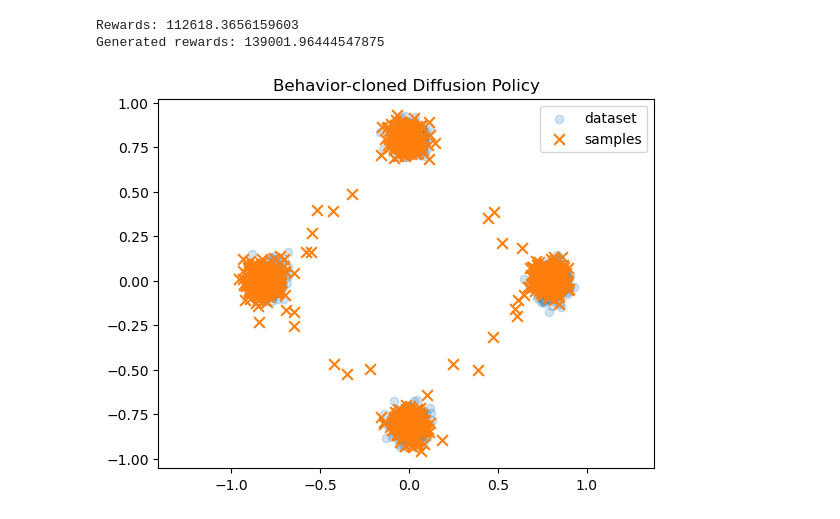
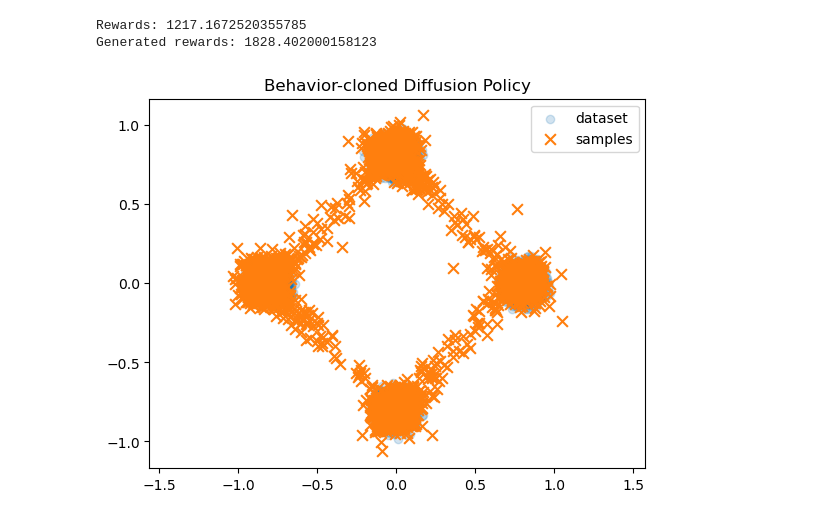
Before and after one commit to evanyeh5118/diffusion_resource_schduling_intra_slice, a Jupyter notebook: main_diffusionQ.ipynb, the cells around one changed output. Cells and saved outputs as stored; diff of their text form; code cells hidden in the pictures.

Commit message:
DiffusionQ's stable configuration

```diff
--- a/main_diffusionQ.ipynb
+++ b/main_diffusionQ.ipynb
@@ -23,7 +23,7 @@ _centers = np.array([
 ])    # shape (4,2)
 
 # Reward means and default shared standard deviation
-_reward_means = np.array([3.0, 0.0, 1.5, 500.0])
+_reward_means = np.array([0.5, 0.0, -1.0, 1.0])
 _reward_std   = 0.5
 
 def reward_function(actions: np.ndarray, reward_std: float = _reward_std):
@@ -85,12 +85,3 @@ def generate_mixed_gaussian_dataset(
     next_states = states.copy()
 
     return states, actions, rewards, next_states
-
-
-
-S, A, R, S_next = generate_mixed_gaussian_dataset(M=10000)
-print("S:", S.shape)         # (10000, 1)
-print("A:", A.shape)         # (10000, 2)
-print("R:", R.shape)         # (10000,)
-print("S_next:", S_next.shape)  # (10000, 1)
-plt.plot(R)
@@ -105,14 +102,11 @@ S_next: (10000, 1)
 S, A, R, S_next = generate_mixed_gaussian_dataset(M=10000)
 print(S.shape, A.shape, R.shape, S_next.shape)
 
-state_dim = S.shape[1]
-action_dim = A.shape[1]
-device = "cuda" if torch.cuda.is_available() else "cpu"
-diffusionQ_learner = DiffusionQLearner(state_dim, action_dim, device=device)
+#print(diffusionQ_learner)
 
-batch_size = 1024
+batch_size = 512
 epochs = 10
-steps_per_epoch = 1000
+steps_per_epoch = 2000
 
 # Build loader
 dataset = TensorDataset(
@@ -131,6 +125,6 @@ for ep in tqdm(range(1, epochs + 1), desc="Training epochs"):
             batch = next(it)
         Ld, Lq, loss_critic = diffusionQ_learner.update(batch)
     if ep % (epochs/10) == 0:
-        print(f"Epoch {ep:4d}  Ld={Ld:.4f}  Lq={Lq:.4f}  loss_critic={loss_critic:.4f}")
+        print(f"Epoch {ep:4d}  Ld={Ld:.4f}  Lq={Lq:.7f}  loss_critic={loss_critic:.4f}")
 # %% [output]
 (10000, 1) (10000, 2) (10000,) (10000, 1)
@@ -142,20 +141,21 @@ Epoch   10  Ld=0.1507  Lq=-1.0014  loss_critic=102466.6875
 # %%
-states, actions, rewards, _ = generate_mixed_gaussian_dataset(M=1000)
+states, actions, _, _ = generate_mixed_gaussian_dataset(M=10000)
 action_gen = diffusionQ_learner.sample( torch.as_tensor(states).float().to(device)).cpu().numpy()
+rewards = reward_function(actions, _reward_std)
 rewards_gen = reward_function(action_gen, _reward_std)
 print(f"Rewards: {np.sum(rewards)}")
 print(f"Generated rewards: {np.sum(rewards_gen)}")
 
 # Optionally visualize
 try:
     import matplotlib.pyplot as plt
     plt.scatter(actions[:,0], actions[:,1], alpha=0.2, label="dataset")
     plt.scatter(action_gen[:,0], action_gen[:,1], marker="x", s=60, label="samples")
     plt.axis("equal"); plt.legend(); plt.title("Behavior-cloned Diffusion Policy")
     plt.show()
 except ImportError:
     pass
 # %% [output]
-Rewards: 112618.3656159603
-Generated rewards: 139001.96444547875
+Rewards: 1217.1672520355785
+Generated rewards: 1828.402000158123
-[figure, old version]
+[figure, new version]
```
Also changed, not shown: parts of 3 cells of this notebook, 4 other files.
